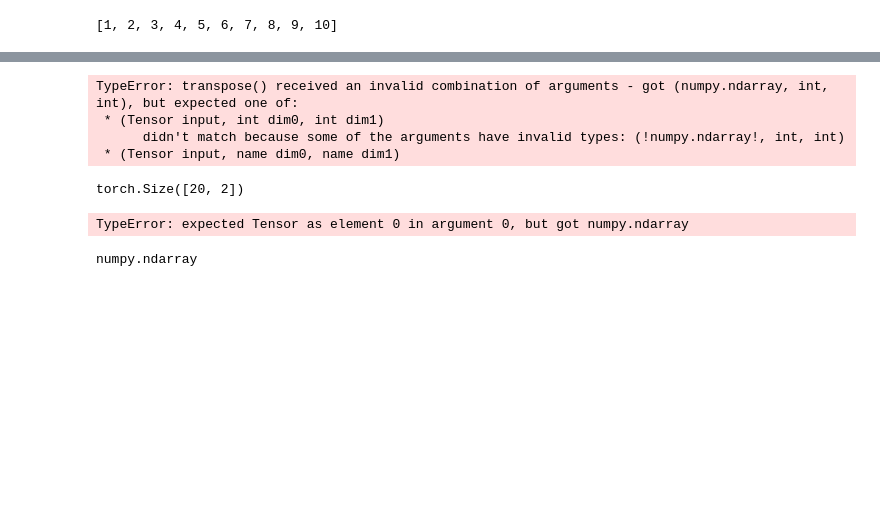
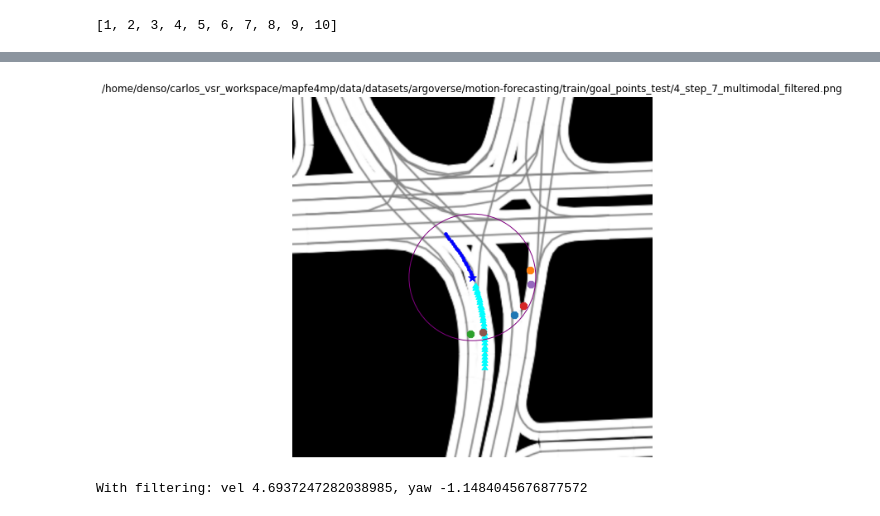
Before and after one commit to Cram3r95/mapfe4mp, a Jupyter notebook: evaluate/argoverse/test_goal_points_heatmap.ipynb, the cells around one changed output, grey strips where cells are left out. Saved outputs shown, nothing was run; the diff lists cells and outputs as text; code cells hidden in the pictures; blank space fills up the shorter version.

```diff
--- a/evaluate/argoverse/test_goal_points_heatmap.ipynb
+++ b/evaluate/argoverse/test_goal_points_heatmap.ipynb
@@ -335,11 +338,12 @@ Closest dist:  3582.814790411113
 
 from scipy.signal import savgol_filter
 
-x = agent_seq[:obs_len,0]
-y = agent_seq[:obs_len,1]
+agent_seq_tensor = torch.from_numpy(agent_seq)
+x = agent_seq_tensor[:obs_len,0]
+y = agent_seq_tensor[:obs_len,1]
 
-xy = np.vstack((x, y))
-xy_f = savgol_filter(xy, window_length=5, polyorder=3, axis=1)
+xy = torch.vstack((x, y))
+xy_f = torch.from_numpy(savgol_filter(xy, window_length=5, polyorder=3, axis=1))
 
 x_f = xy_f[0, :]
 y_f = xy_f[1, :]
@@ -349,8 +353,8 @@ y_f = xy_f[1, :]
 
 # Velocity
 
-agent_obs_seq_global = np.array([x_f,y_f]).reshape(-1,2)
-mean_vel = goal_points_functions.get_agent_velocity(torch.transpose(agent_obs_seq_global,0,1))
+agent_obs_seq_global_f = torch.hstack([x_f.reshape(-1,1),y_f.reshape(-1,1)]) + torch.FloatTensor(origin_pos)
+mean_vel = goal_points_functions.get_agent_velocity(torch.transpose(agent_obs_seq_global_f,0,1))
 radius = mean_vel * pred_seconds
 radius_px = radius * scale_x
 
@@ -359,7 +363,7 @@ fe_y, fe_x = goal_points_functions.get_points(img, car_px, scale_x, rad=radius_p
 
 # Yaw
 
-mean_yaw = goal_points_functions.get_agent_yaw(torch.transpose(agent_obs_seq_global,0,1)) # radians
+mean_yaw = goal_points_functions.get_agent_yaw(torch.transpose(agent_obs_seq_global_f,0,1)) # radians
 
 if mean_yaw >= 0.0:
     angle = math.pi/2 - mean_yaw
@@ -413,34 +417,40 @@ from sklearn.decomposition import PCA
 from sklearn.cluster import KMeans
 import numpy as np
 
 # Initialize the class object
 
 kmeans = KMeans(n_clusters = MAX_CLUSTERS)
 
 # Predict the labels of clusters
 
 label = kmeans.fit_predict(final_samples)
 
 # Getting unique labels
 
 u_labels = np.unique(label)
 
 aux = torch.zeros((MAX_CLUSTERS,2))
 cont_goals = torch.zeros((MAX_CLUSTERS))
 
 for i in range(final_samples.shape[0]):
     aux[label[i],0] += final_samples[i,0]
     aux[label[i],1] += final_samples[i,1]
     cont_goals[label[i]] += 1 # Num goals per cluster
 aux = torch.div(aux,cont_goals.reshape(MAX_CLUSTERS,1))
 label = torch.arange(MAX_CLUSTERS)
 
 filename = goal_points_folder + "/" + seq_id + "_step_7_multimodal_filtered.png"
+
+agent_seq_global_f = copy.deepcopy(agent_seq_global)
+agent_seq_global_f[:obs_len,:] = agent_obs_seq_global_f
+agent_px_points = goal_points_functions.transform_real_world2px(agent_seq_global_f, origin_pos, real_world_offset, img_size)
+agent_px_x, agent_px_y = agent_px_points[:,0], agent_px_points[:,1] # TODO: Refactorize
+
 goal_points_functions.plot_fepoints(img, filename, agent_px_x, agent_px_y, car_px, obs_origin,
                                     goals_px_x=aux[:,0], goals_px_y=aux[:,1], label=label, radius=radius_px,
                                     show_pred_gt=show_pred_gt, save_fig=save_fig, show=show, change_bg=change_img_bg, final_clusters=True)
+
+print(f"With filtering: vel {mean_vel}, yaw {mean_yaw}")
 # %% [output]
+[figure, added]
-TypeError: transpose() received an invalid combination of arguments - got (numpy.ndarray, int, int), but expected one of:
- * (Tensor input, int dim0, int dim1)
-      didn't match because some of the arguments have invalid types: (!numpy.ndarray!, int, int)
- * (Tensor input, name dim0, name dim1)
+With filtering: vel 4.6937247282038985, yaw -1.1484045676877572
@@ -453,16 +456,0 @@ mean_vel = goal_points_functions.get_agent_velocity(torch.transpose(agent_obs_se
-# %%
-agent_obs_seq_global.shape
-# %% [output]
-torch.Size([20, 2])
-# %%
-xy = torch.vstack((x, y))
-xy_f = savgol_filter(xy, window_length=5, polyorder=3, axis=1)
-
-x_f = xy_f[0, :]
-y_f = xy_f[1, :]
-# %% [output]
-TypeError: expected Tensor as element 0 in argument 0, but got numpy.ndarray
-# %%
-type(agent_seq)
-# %% [output]
-numpy.ndarray
```
Also changed, not shown: parts of 8 cells of this notebook, 22 other files.
